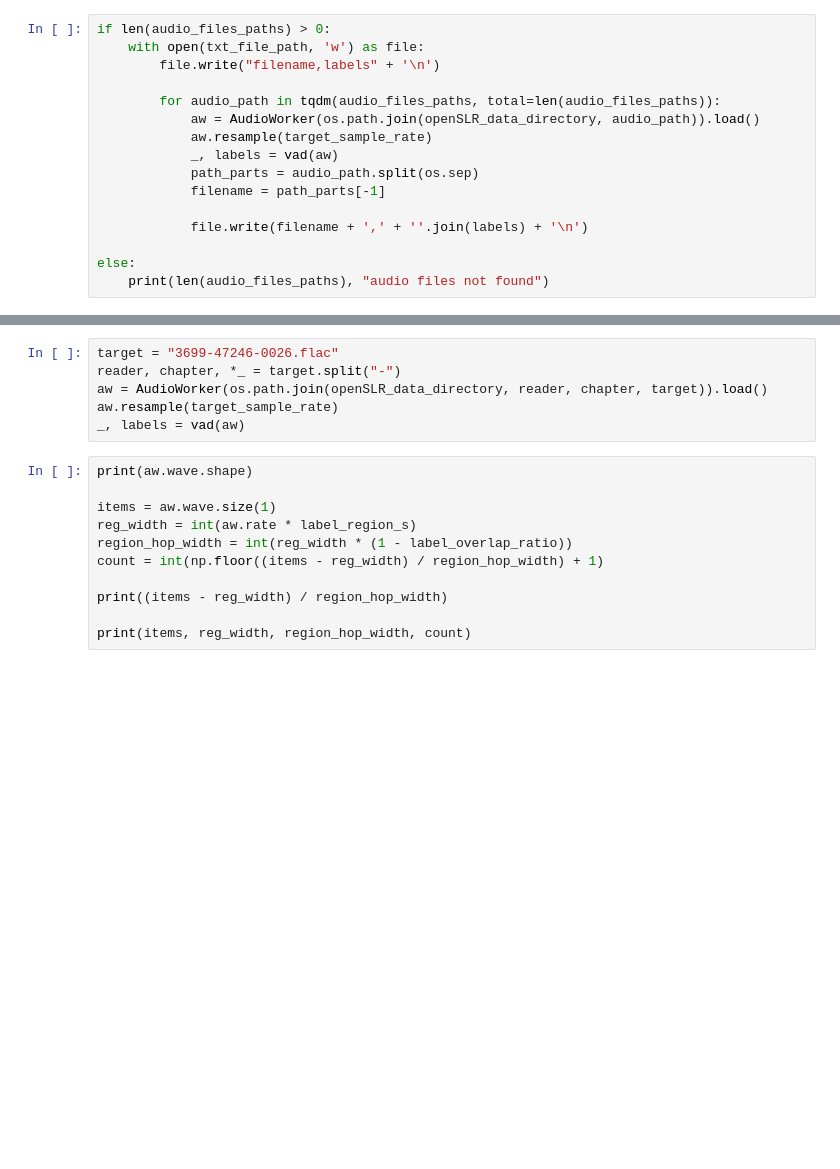
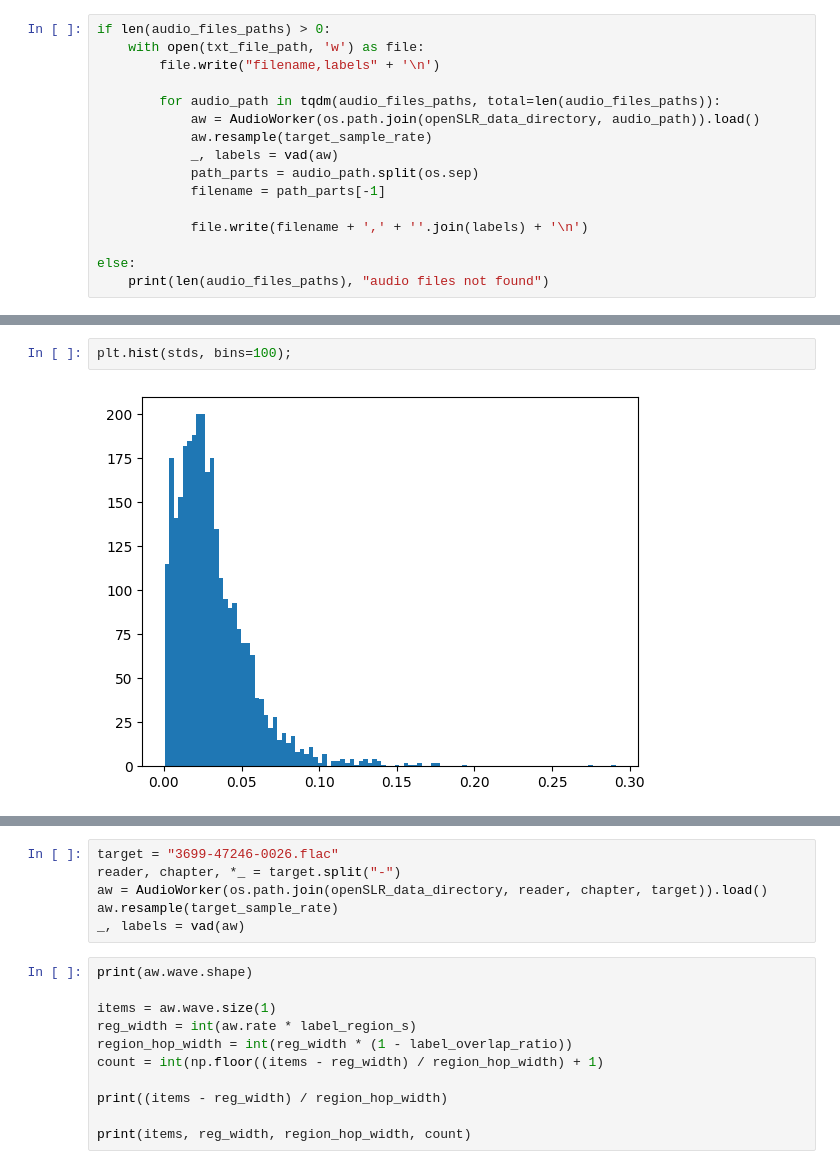
Before and after one commit to Grigor2003/Voice-Activity-Detection, a Jupyter notebook: other/openSRL_vad_labeling.ipynb, the cells around one changed output, grey strips where cells are left out. Drawn from its saved outputs; the diff is of its cells as text; blank space fills up the shorter version.

```diff
--- a/other/openSRL_vad_labeling.ipynb
+++ b/other/openSRL_vad_labeling.ipynb
@@ -97,0 +117,4 @@ else:
+# %%
+plt.hist(stds, bins=100);
+# %% [output]
+[figure, added]
```
Also changed, not shown: parts of 6 cells of this notebook, 12 other files.
